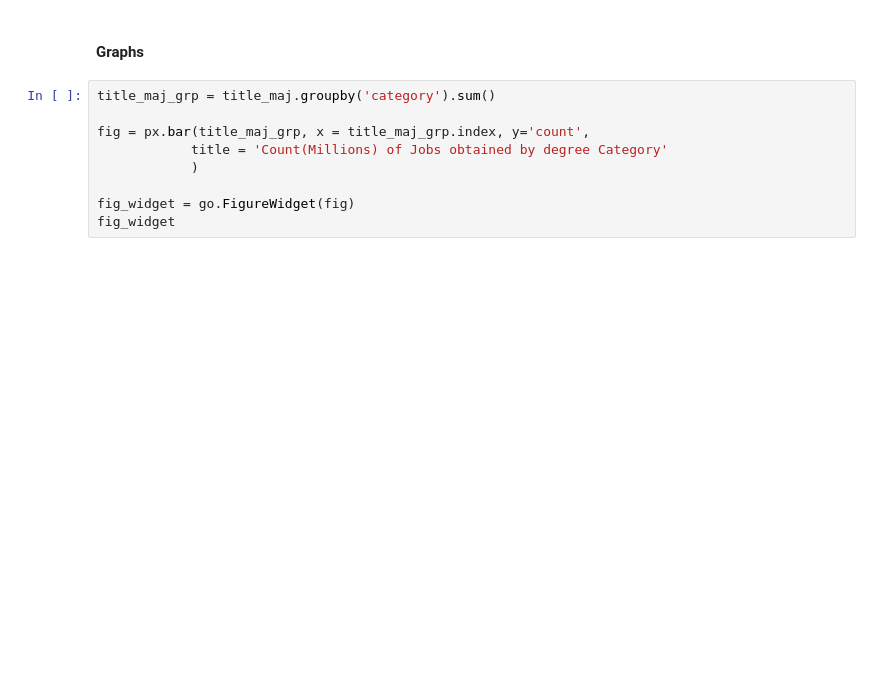
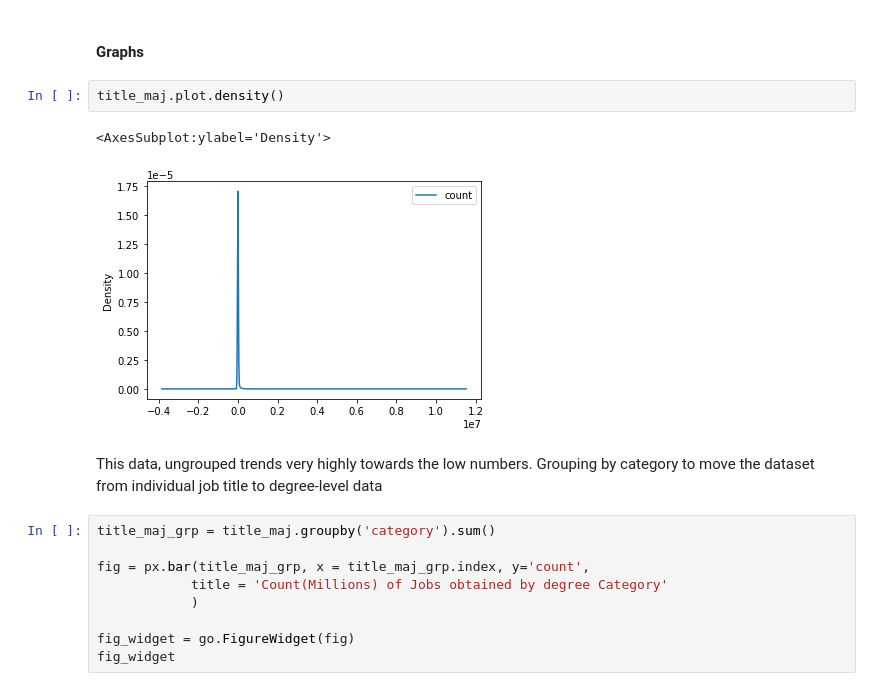
Before and after one commit to joshfgohunt/Capstone, a Jupyter notebook: 1.Explore_Education_Data.ipynb, the cells around one changed output. Cells and saved outputs as stored; diff of their text form; blank space fills up the shorter version.

```diff
--- a/1.Explore_Education_Data.ipynb
+++ b/1.Explore_Education_Data.ipynb
@@ -54,5 +66,12 @@ dtype: float64
 # %% [markdown]
 #### Graphs
+# %%
+title_maj.plot.density()
+# %% [output]
+<AxesSubplot:ylabel='Density'>
+[figure, added]
+# %% [markdown]
+This data, ungrouped trends very highly towards the low numbers. Grouping by category to move the dataset from individual job title to degree-level data
 # %%
 title_maj_grp = title_maj.groupby('category').sum()
 
```
Also changed, not shown: parts of 9 cells of this notebook, 2 other files.
